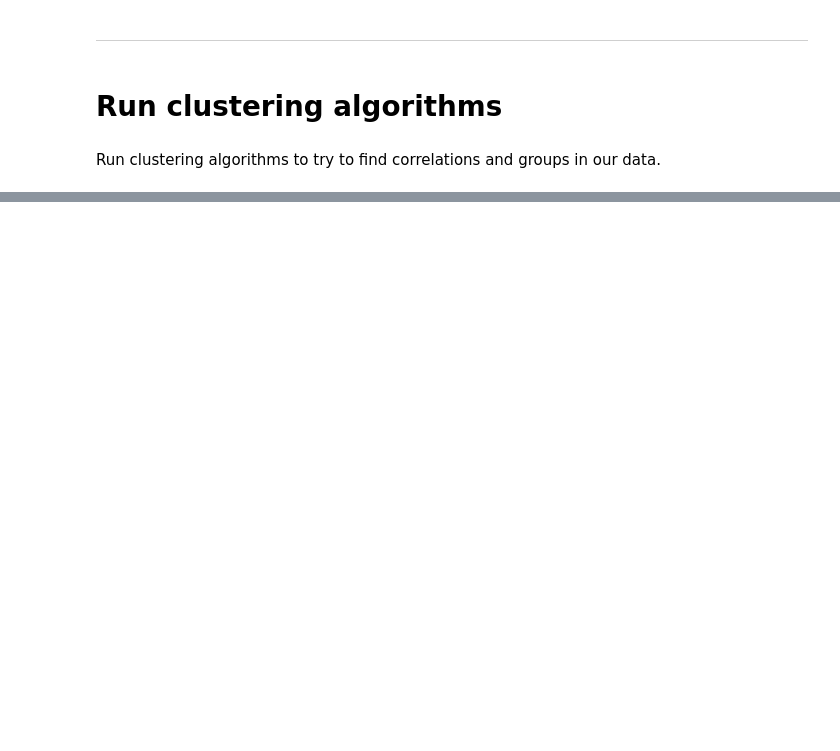
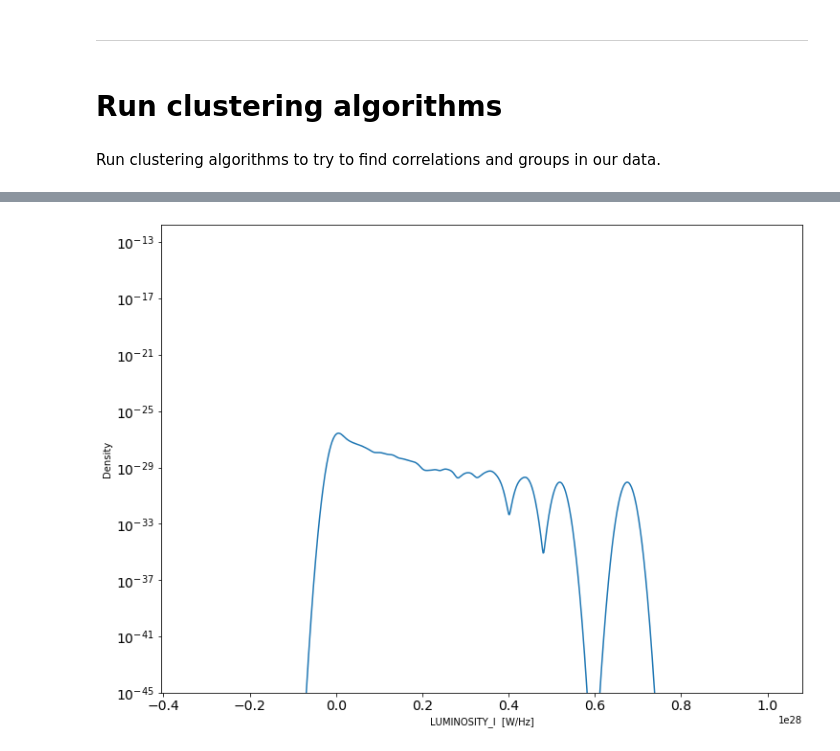
Before and after one commit to racarvajal/work_notes, a Jupyter notebook: Analyze_high_z_cat.ipynb, the cells around one changed output, grey strips where cells are left out. Cells and saved outputs as stored; diff of their text form; code cells hidden in the pictures; blank space fills up the shorter version.

```diff
--- a/Analyze_high_z_cat.ipynb
+++ b/Analyze_high_z_cat.ipynb
@@ -518,0 +459,10 @@ ax1.set_aspect('equal')
+# %%
+fig = plt.figure(figsize=(12,9))
+ax1 = fig.add_subplot(111)
+
+used_col=1
+
+lums_catalog_df[cols_high_corr[used_col]].plot.kde(ax=ax1, fontsize=14, logy=True, ylim=(1e-45, None))
+ax1.set_xlabel(cols_high_corr[used_col] + '  [W/Hz]');
+# %% [output]
+[figure, added]
```
Also changed, not shown: parts of 70 cells of this notebook.
